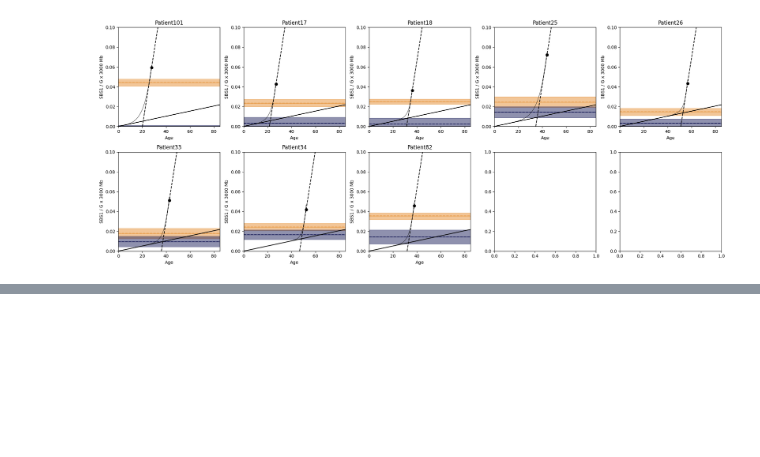
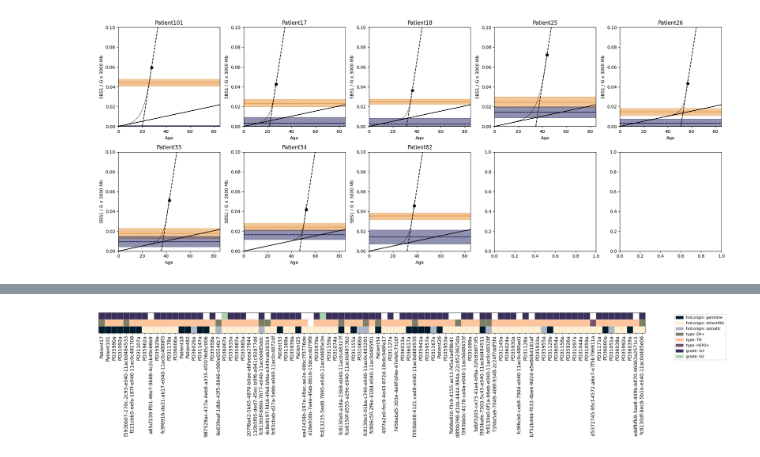
Before and after one commit to michandreop/HRDTimer, a Jupyter notebook: notebooks/paper_figures/Fig5.ipynb, the cells around one changed output, grey strips where cells are left out. Cells and saved outputs as stored; diff of their text form; code cells hidden in the pictures; blank space fills up the shorter version.

```diff
--- a/notebooks/paper_figures/Fig5.ipynb
+++ b/notebooks/paper_figures/Fig5.ipynb
@@ -50,0 +125,29 @@ MolecularTimeToAge.analyze_cohort_timing(
+# %%
+metadata = pd.read_csv("pan_metadata_v3.csv").set_index("sample").loc[sample_order]
+annotations, offsets = ['hrd.origin', 'type', 'grade'], [0.5, 1.5, 2.5, 3.5]
+row_colors = {'hrd.origin': ['#001B2E', '#FFEFD3', '#ADB6C4', 'grey'], 'type': ['#7C7F65', '#FFC49B', '#70566D'], 'grade': ['#392F5A', '#A8D4AD', 'brown']}
+
+fig, ax = plt.subplots(figsize=(len(sample_order) * 0.3, 1))
+ax.set_xticks(range(len(sample_order)))
+ax.set_xticklabels(sample_order, rotation=90)
+
+for i, sample in enumerate(sample_order):
+    for j, col in enumerate(annotations):
+        val = metadata.at[sample, col]
+        color = row_colors[col][list(metadata[col].dropna().unique()).index(val)] if pd.notna(val) else "white"
+        ax.add_patch(patches.Rectangle((i - 0.5, offsets[j]), 1, 1, color=color, linewidth=0.5))
+
+for i in range(len(sample_order) + 1): ax.axvline(x=i - 0.5, color='lightgrey', linewidth=0.5)
+for j in offsets: ax.axhline(y=j, color='lightgrey', linewidth=0.5)
+
+ax.set_yticks([])
+
+patches_list = [patches.Patch(color=row_colors[col][idx], label=f'{col}: {val}') for col in annotations for idx, val in enumerate(metadata[col].dropna().unique())]
+ax.legend(handles=patches_list, bbox_to_anchor=(1.05, 1), loc='upper left', fontsize=10)
+
+ax.set_ylim(0.5, offsets[-1])
+ax.set_xlim(-0.5, len(sample_order) - 0.5)
+plt.savefig("/Volumes/extSSD/park_lab/HRDTimer_Analysis/AAA_Apr25_plots/meta_hrdlag.pdf", format='pdf', bbox_inches='tight')
+plt.show()
+# %% [output]
+[figure, added]
```
Also changed, not shown: parts of 11 cells of this notebook.
